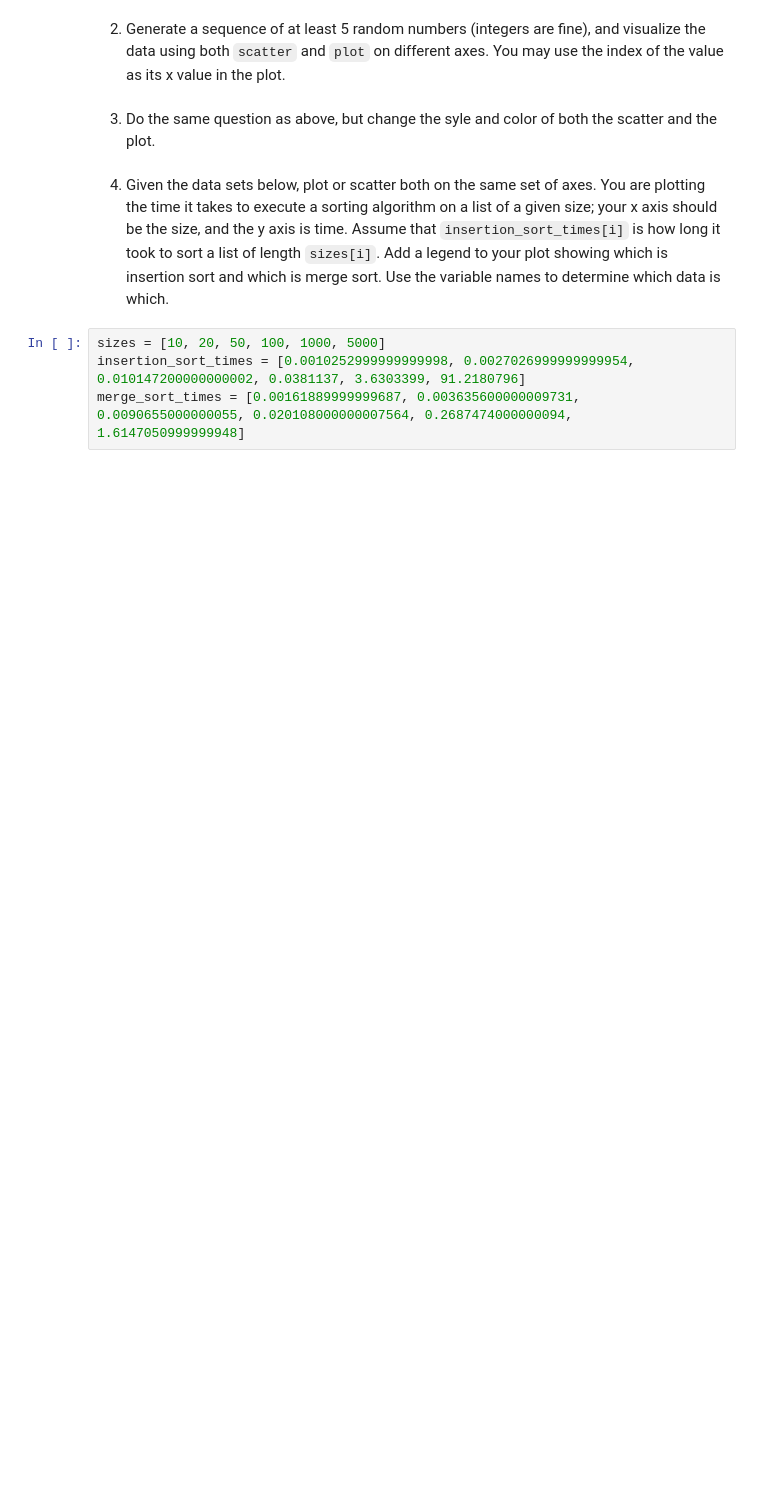
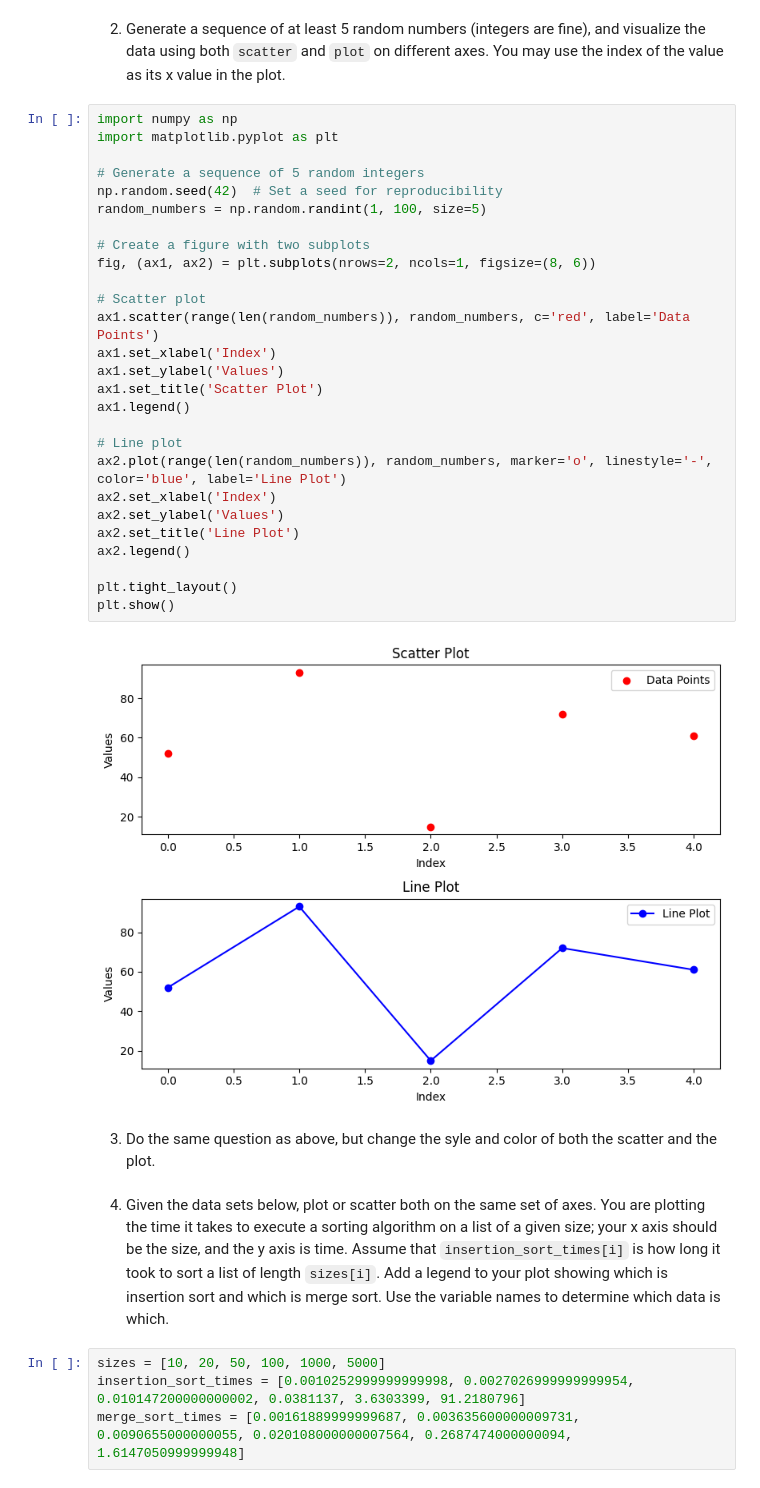
Before and after one commit to ggkopp/320_Mod_3, a Jupyter notebook: pyplot.ipynb, the cells around one changed output. Cells and saved outputs as stored; diff of their text form; blank space fills up the shorter version.

```diff
--- a/pyplot.ipynb
+++ b/pyplot.ipynb
@@ -27,5 +43,34 @@ letter_freq = dict(Counter(TEXT))
 # %% [markdown]
 2. Generate a sequence of at least 5 random numbers (integers are fine), and visualize the data using both `scatter` and `plot` on different axes.  You may use the index of the value as its x value in the plot.
+# %%
+import numpy as np
+import matplotlib.pyplot as plt
+
+# Generate a sequence of 5 random integers
+np.random.seed(42)  # Set a seed for reproducibility
+random_numbers = np.random.randint(1, 100, size=5)
+
+# Create a figure with two subplots
+fig, (ax1, ax2) = plt.subplots(nrows=2, ncols=1, figsize=(8, 6))
+
+# Scatter plot
+ax1.scatter(range(len(random_numbers)), random_numbers, c='red', label='Data Points')
+ax1.set_xlabel('Index')
+ax1.set_ylabel('Values')
+ax1.set_title('Scatter Plot')
+ax1.legend()
+
+# Line plot
+ax2.plot(range(len(random_numbers)), random_numbers, marker='o', linestyle='-', color='blue', label='Line Plot')
+ax2.set_xlabel('Index')
+ax2.set_ylabel('Values')
+ax2.set_title('Line Plot')
+ax2.legend()
+
+plt.tight_layout()
+plt.show()
+# %% [output]
+[figure, added]
 # %% [markdown]
 3. Do the same question as above, but change the syle and color of both the scatter and the plot.
 # %% [markdown]
```
Also changed, not shown: parts of 2 cells of this notebook.
